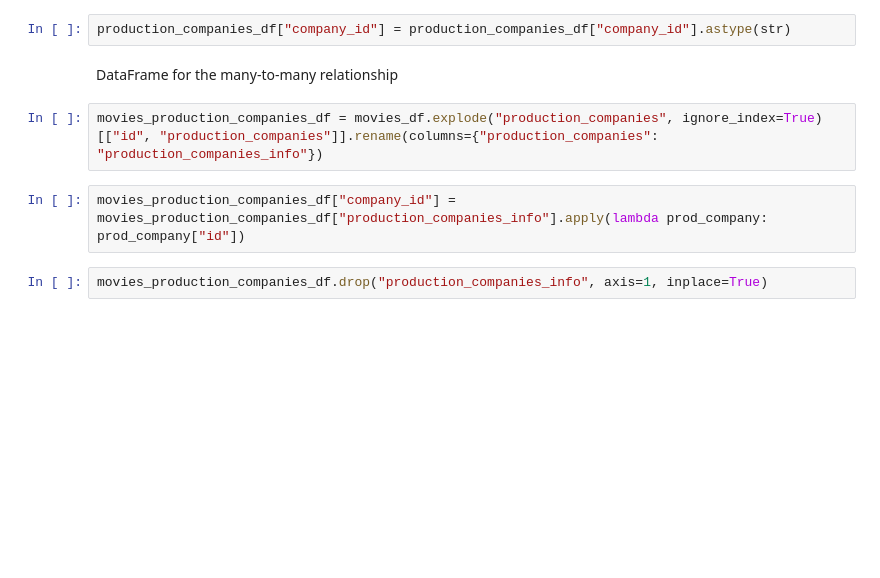
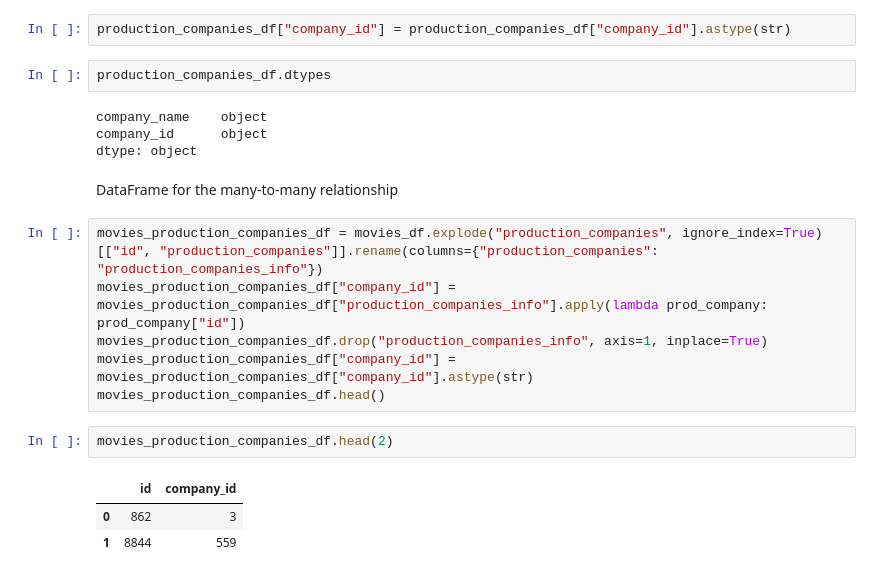
Before and after one commit to someonefrom93/PI_JUL, a Jupyter notebook: etl.ipynb, the cells around one changed output. Cells and saved outputs as stored; diff of their text form; blank space fills up the shorter version.

```diff
--- a/etl.ipynb
+++ b/etl.ipynb
@@ -706,11 +706,23 @@ company_id       int64
 dtype: object
 # %%
 production_companies_df["company_id"] = production_companies_df["company_id"].astype(str)
+# %%
+production_companies_df.dtypes
+# %% [output]
+company_name    object
+company_id      object
+dtype: object
 # %% [markdown]
 DataFrame for the many-to-many relationship
 # %%
 movies_production_companies_df = movies_df.explode("production_companies", ignore_index=True)[["id", "production_companies"]].rename(columns={"production_companies": "production_companies_info"})
+movies_production_companies_df["company_id"] = movies_production_companies_df["production_companies_info"].apply(lambda prod_company: prod_company["id"])
+movies_production_companies_df.drop("production_companies_info", axis=1, inplace=True)
+movies_production_companies_df["company_id"] = movies_production_companies_df["company_id"].astype(str)
+movies_production_companies_df.head()
-# %%
-movies_production_companies_df["company_id"] = movies_production_companies_df["production_companies_info"].apply(lambda prod_company: prod_company["id"])
-# %%
-movies_production_companies_df.drop("production_companies_info", axis=1, inplace=True)
+# %%
+movies_production_companies_df.head(2)
+# %% [output]
+|  | id | company_id |
+| 0 | 862 | 3 |
+| 1 | 8844 | 559 |
```
Also changed, not shown: parts of 3 cells of this notebook.
